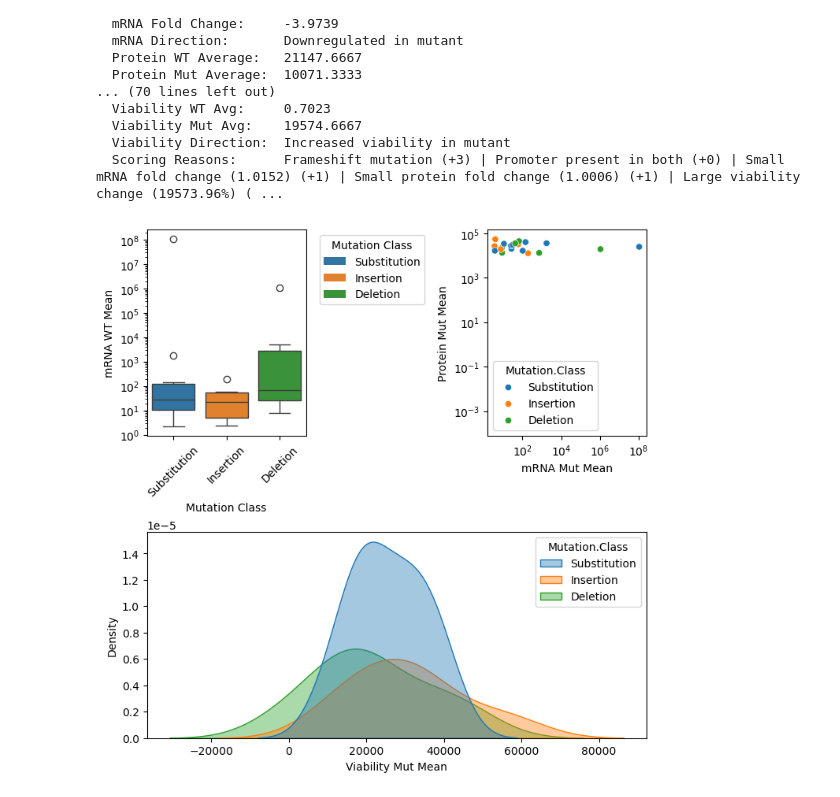
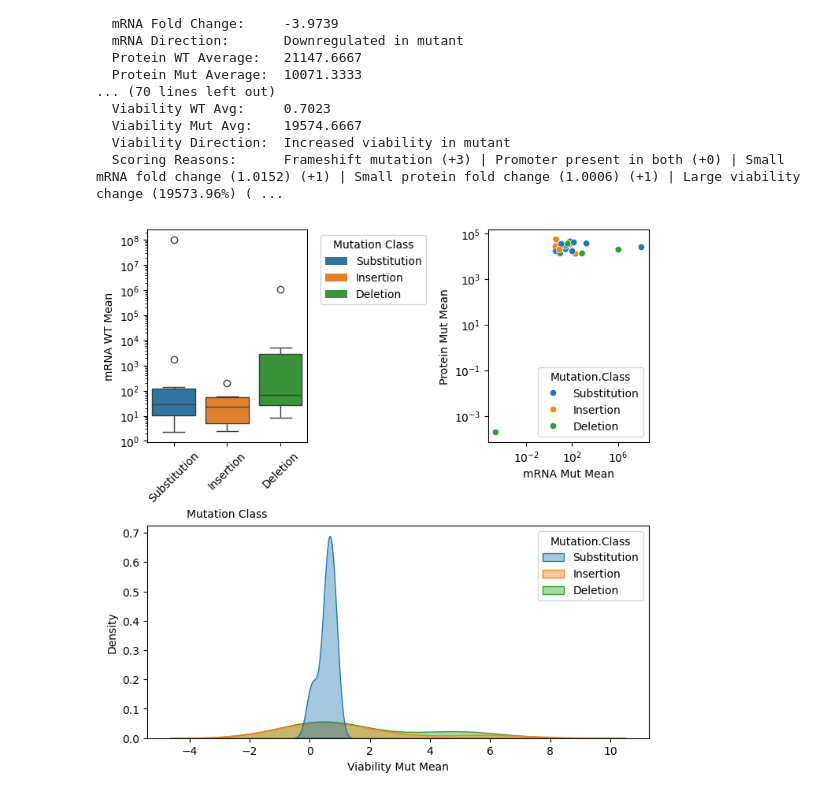
Before and after one commit to KMaiolino/BT5511_KAM, a Jupyter notebook: Biological Computation Report.ipynb, the cells around one changed output. Saved outputs shown, nothing was run; the diff lists cells and outputs as text; code cells hidden in the pictures.

Commit message:
Create other plot for justification

```diff
--- a/Biological Computation Report.ipynb
+++ b/Biological Computation Report.ipynb
@@ -1375,7 +1375,7 @@ top5_df = prioritise_experiments(
   Viability Direction:  Increased viability in mutant
   Scoring Reasons:      Frameshift mutation (+3) | Promoter present in both (+0) | Small mRNA fold change (1.0152) (+1) | Small protein fold change (1.0006) (+1) | Large viability change (19573.96%) ( ...
 # %%
-## This cell will plot data to support choice of 5 genes and mutations to prioritise
+## three panel plot to support choice of 5 genes and mutations to prioritise
 
 import matplotlib.pyplot as plt
 import matplotlib as mpl
@@ -1386,12 +1386,20 @@ import pandas as pd
 
 ## build the plot data frame
 plot_df = pd.DataFrame({
-    "Gene":               mutation_df["Gene"],
+    "Gene":               combined_data["Gene"],
     "Mutation.Class":     mutation_df["mutation_type"],
-    "mRNA.WT.Mean":       mrna_df["mrna_wt_average"],
-    "mRNA.Mut.Mean":      mrna_df["mrna_mut_average"],
-    "Protein.Mut.Mean":   protein_df["mut_protein_average"],
-    "Viability.Mut.Mean": viability_df["mut_viability_average"]
+    "mRNA.WT.Mean":       combined_data[["mRNA.Expression.WT.Rep1",
+                                          "mRNA.Expression.WT.Rep2",
+                                          "mRNA.Expression.WT.Rep3"]].mean(axis=1),
+    "mRNA.Mut.Mean":      combined_data[["mRNA.Expression.Mut.Rep1",
+                                          "mRNA.Expression.Mut.Rep2",
+                                          "mRNA.Expression.Mut.Rep3"]].mean(axis=1),
+    "Protein.Mut.Mean":   combined_data[["Protein.Expression.Mut.Rep1",
+                                          "Protein.Expression.Mut.Rep2",
+                                          "Protein.Expression.Mut.Rep3"]].mean(axis=1),
+    "Viability.Mut.Mean": combined_data[["CellViability.Mut.Rep1",
+                                          "CellViability.Mut.Rep2",
+                                          "CellViability.Mut.Rep3"]].mean(axis=1)
 })
 
 ## build the three panel plot
@@ -1401,31 +1409,31 @@ fig, ax = plt.subplot_mosaic([["box", "scatter"], ["hist", "hist"]],
 ## edit the upper left boxplot
 sbn.boxplot(plot_df, x="Mutation.Class", y="mRNA.WT.Mean",
             hue="Mutation.Class", ax=ax["box"])
 ax["box"].set_xlabel("Mutation Class")
 ax["box"].set_ylabel("mRNA WT Mean")
 ax["box"].tick_params(axis="x", rotation=45)
 ax["box"].set_yscale("log")
 mutation_classes = plot_df["Mutation.Class"].unique()
 handles = [plt.matplotlib.patches.Patch(facecolor=patch.get_facecolor(),
            label=label) for patch, label in zip(ax["box"].patches, mutation_classes)]
 ax["box"].legend(handles=handles, title="Mutation Class",
                  bbox_to_anchor=(1.05, 1), loc="upper left")
 
 ## edit the upper right scatterplot
 sbn.scatterplot(plot_df, x="mRNA.Mut.Mean", y="Protein.Mut.Mean",
                 hue="Mutation.Class", ax=ax["scatter"])
 ax["scatter"].set_xlabel("mRNA Mut Mean")
 ax["scatter"].set_ylabel("Protein Mut Mean")
 ax["scatter"].set_xscale("log")
 ax["scatter"].set_yscale("log")
 
 ## edit the bottom histogram
 sbn.kdeplot(plot_df, x="Viability.Mut.Mean",
             hue="Mutation.Class", ax=ax["hist"], fill=True, alpha=0.4)
 ax["hist"].set_xlabel("Viability Mut Mean")
 ax["hist"].set_ylabel("Density")
 
 ## display the plot
 plt.show()
 # %% [output]
-[figure, old version]
+[figure, new version]
```
Also changed, not shown: parts of 2 cells of this notebook.
